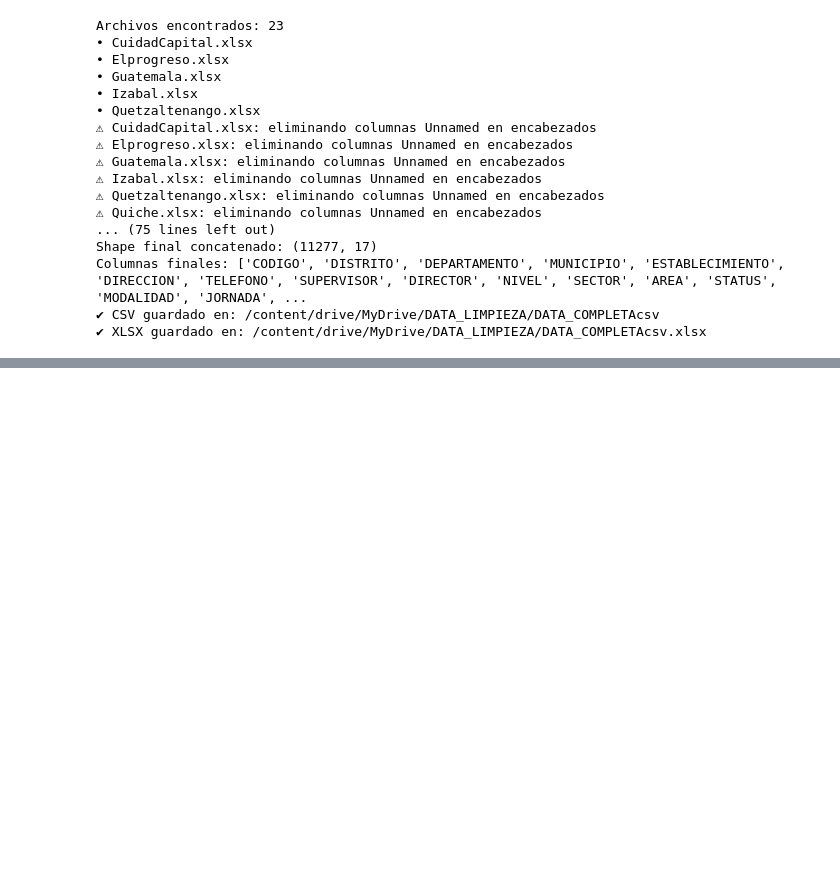
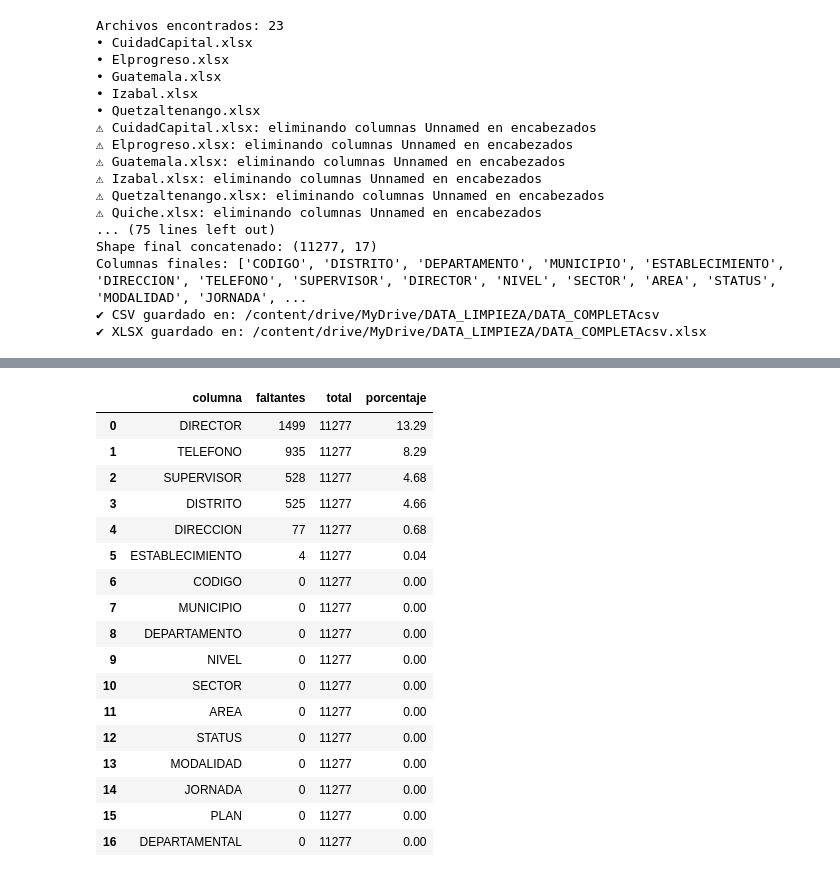
Before and after one commit to DiederichSolis/PR_data, a Jupyter notebook: Proyecto.ipynb, the cells around one changed output, grey strips where cells are left out. Cells and saved outputs as stored; diff of their text form; code cells hidden in the pictures; blank space fills up the shorter version.

```diff
--- a/Proyecto.ipynb
+++ b/Proyecto.ipynb
@@ -272,0 +371,26 @@ Columnas finales: ['CODIGO', 'DISTRITO', 'DEPARTAMENTO', 'MUNICIPIO', 'ESTABLECI
+# %%
+faltantes = df_raw.replace({"": np.nan}).isna().sum().to_frame("faltantes")
+faltantes["total"] = len(df_raw)
+faltantes["porcentaje"] = (faltantes["faltantes"] / faltantes["total"] * 100).round(2)
+faltantes = faltantes.sort_values("porcentaje", ascending=False).reset_index().rename(columns={"index": "columna"})
+faltantes.to_csv(os.path.join(OUT_DIR, "03_faltantes_por_columna.csv"), index=False)
+display(faltantes)
+# %% [output]
+|  | columna | faltantes | total | porcentaje |
+| 0 | DIRECTOR | 1499 | 11277 | 13.29 |
+| 1 | TELEFONO | 935 | 11277 | 8.29 |
+| 2 | SUPERVISOR | 528 | 11277 | 4.68 |
+| 3 | DISTRITO | 525 | 11277 | 4.66 |
+| 4 | DIRECCION | 77 | 11277 | 0.68 |
+| 5 | ESTABLECIMIENTO | 4 | 11277 | 0.04 |
+| 6 | CODIGO | 0 | 11277 | 0.00 |
+| 7 | MUNICIPIO | 0 | 11277 | 0.00 |
+| 8 | DEPARTAMENTO | 0 | 11277 | 0.00 |
+| 9 | NIVEL | 0 | 11277 | 0.00 |
+| 10 | SECTOR | 0 | 11277 | 0.00 |
+| 11 | AREA | 0 | 11277 | 0.00 |
+| 12 | STATUS | 0 | 11277 | 0.00 |
+| 13 | MODALIDAD | 0 | 11277 | 0.00 |
+| 14 | JORNADA | 0 | 11277 | 0.00 |
+| 15 | PLAN | 0 | 11277 | 0.00 |
+| 16 | DEPARTAMENTAL | 0 | 11277 | 0.00 |
```
Also changed, not shown: parts of 9 cells of this notebook.
